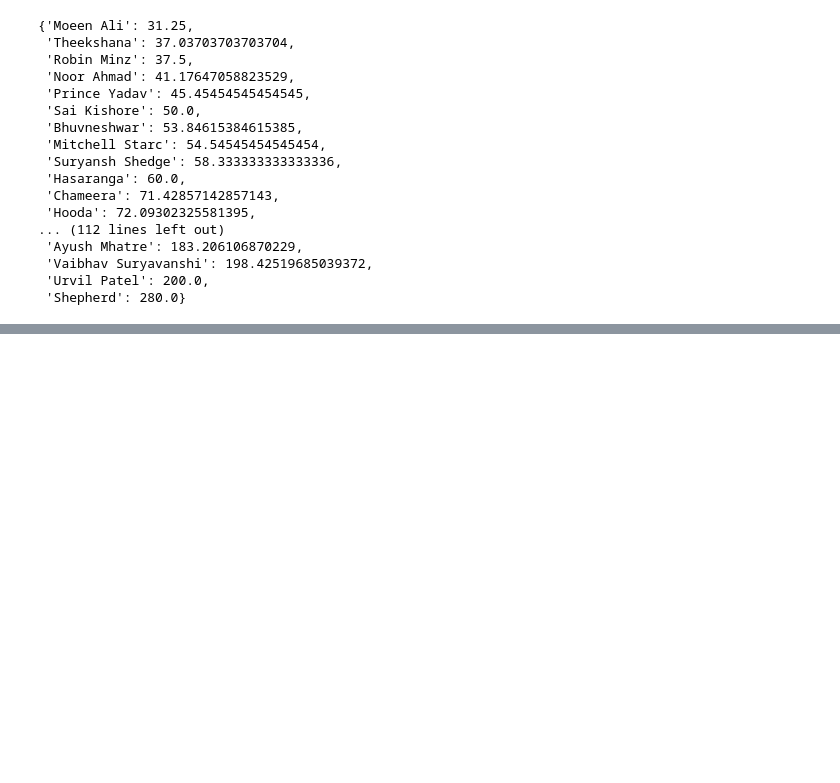
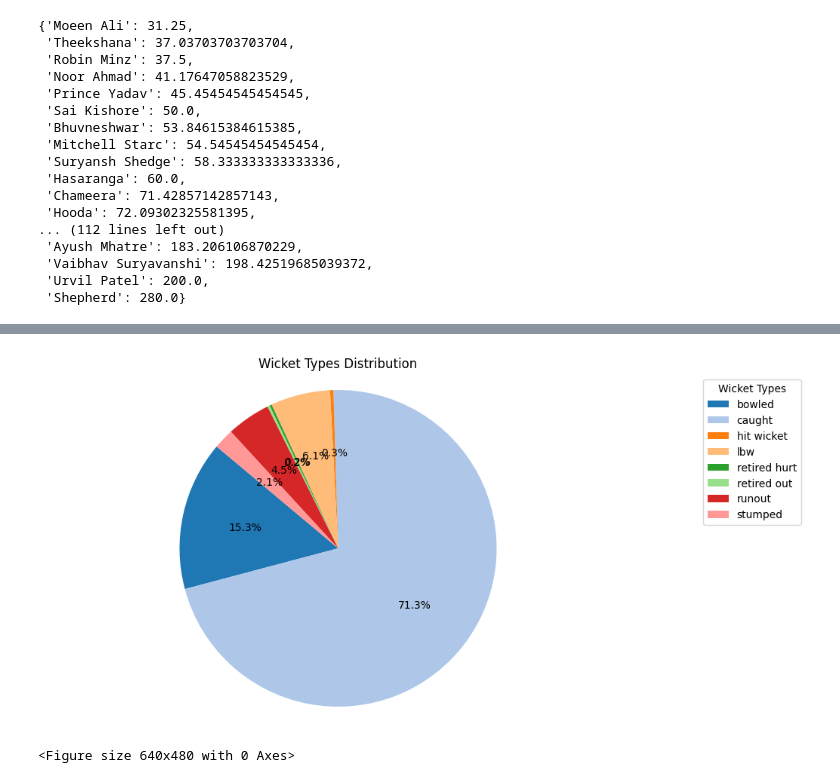
Before and after one commit to Navaneeth832/IPL-2025-stats, a Jupyter notebook: training.ipynb, the cells around one changed output, grey strips where cells are left out. Drawn from its saved outputs; the diff is of its cells as text; code cells hidden in the pictures; blank space fills up the shorter version.

```diff
--- a/training.ipynb
+++ b/training.ipynb
@@ -268,5 +268,7 @@ maindf.head()
 | 3 | League stage | Eden Gardens, Kolkata | KKR | RCB | 1 | powerplay | de Kock | Hazlewood | 0 | ... |
 | 4 | League stage | Eden Gardens, Kolkata | KKR | RCB | 1 | powerplay | de Kock | Hazlewood | 0 | ... |
 # %%
-maindf['wicket_type'].groupby(maindf['wicket_type']).count()
+wicket_types=maindf['wicket_type'].groupby(maindf['wicket_type']).count()
+wicket_types.drop(index='not out', inplace=True)
+wicket_types
 # %% [output]
@@ -273,0 +285,13 @@ np.int64(17183)
+# %%
+#plotting a pie chart
+plt.figure(figsize=(10, 6))
+plt.pie(wicket_types, autopct='%1.1f%%', startangle=140, colors=plt.cm.tab20.colors)
+plt.title('Wicket Types Distribution')
+plt.axis('equal')  # Equal aspect ratio ensures that pie chart is circular.
+plt.legend(wicket_types.index, title="Wicket Types", loc="upper right", bbox_to_anchor=(1.3, 1.0))
+plt.show()
+#saving the image
+plt.savefig("fancy stats/wicket_types_distribution.png")
+# %% [output]
+[figure, added]
+<Figure size 640x480 with 0 Axes>
```
Also changed, not shown: parts of 14 cells of this notebook, 1 other file.
